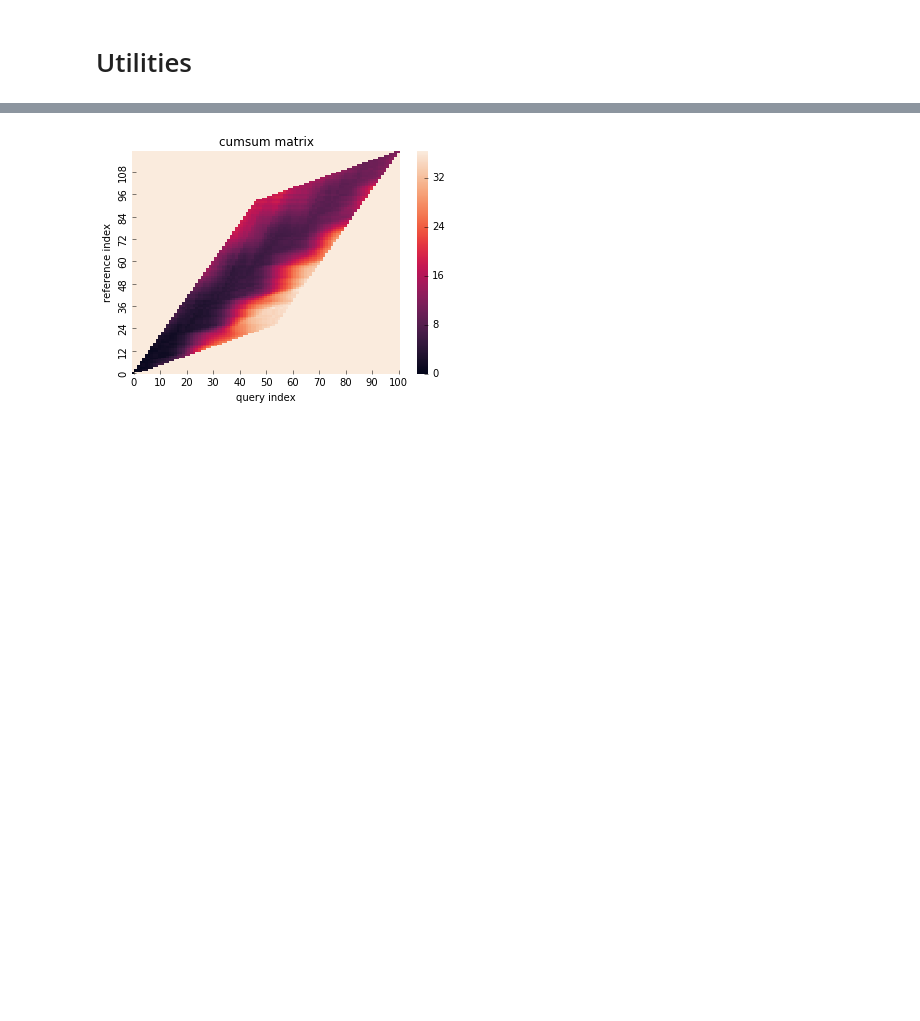
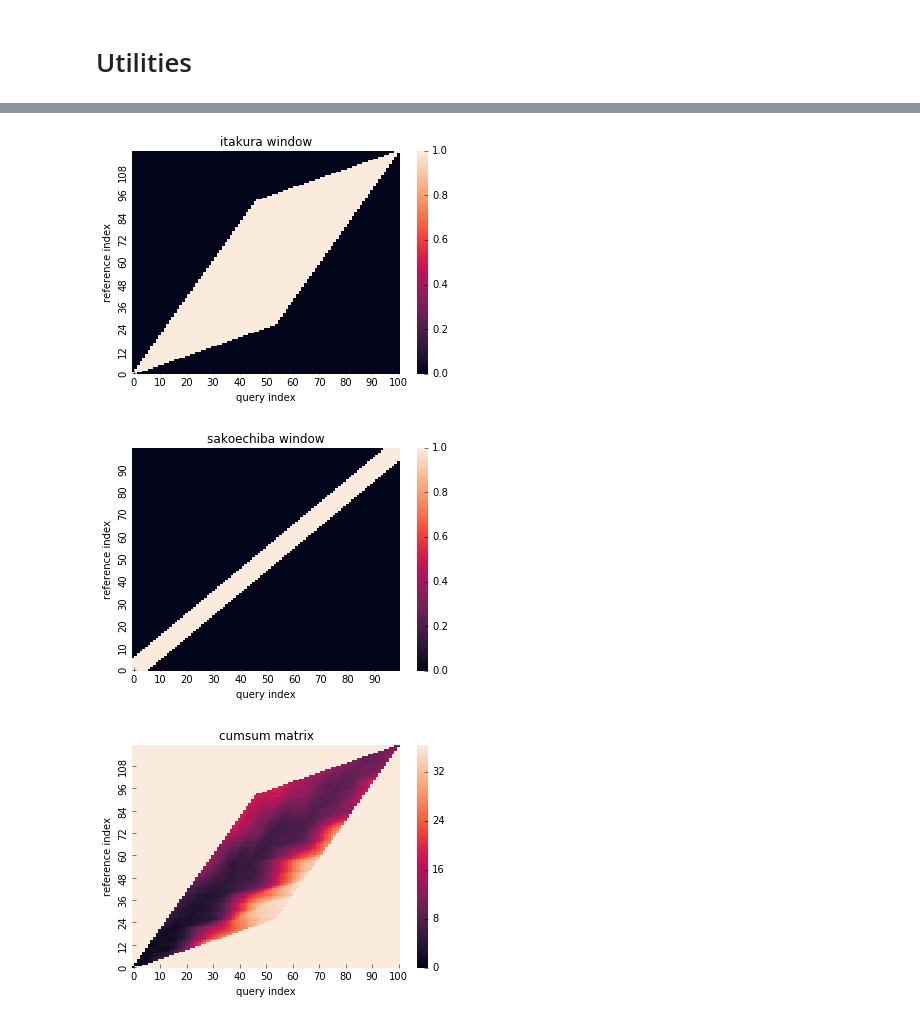
Before and after one commit to statefb/dtwalign, a Jupyter notebook: example.ipynb, the cells around one changed output, grey strips where cells are left out. Drawn from its saved outputs; the diff is of its cells as text; code cells hidden in the pictures; blank space fills up the shorter version.

```diff
--- a/example.ipynb
+++ b/example.ipynb
@@ -180,3 +225,12 @@ res.plot_window()
+# %%
+# visualize global constraint
+res.plot_window() # from result object
+
+from dtwalign.window import SakoechibaWindow
+SakoechibaWindow(100,100,5).plot()  # from window object
+# %% [output]
+[figure, added]
+[figure, added]
 # %%
 # plot cumsum cost matrix only
 res.plot_cumsum_matrix()
```
Also changed, not shown: parts of 9 cells of this notebook, 1 other file.
